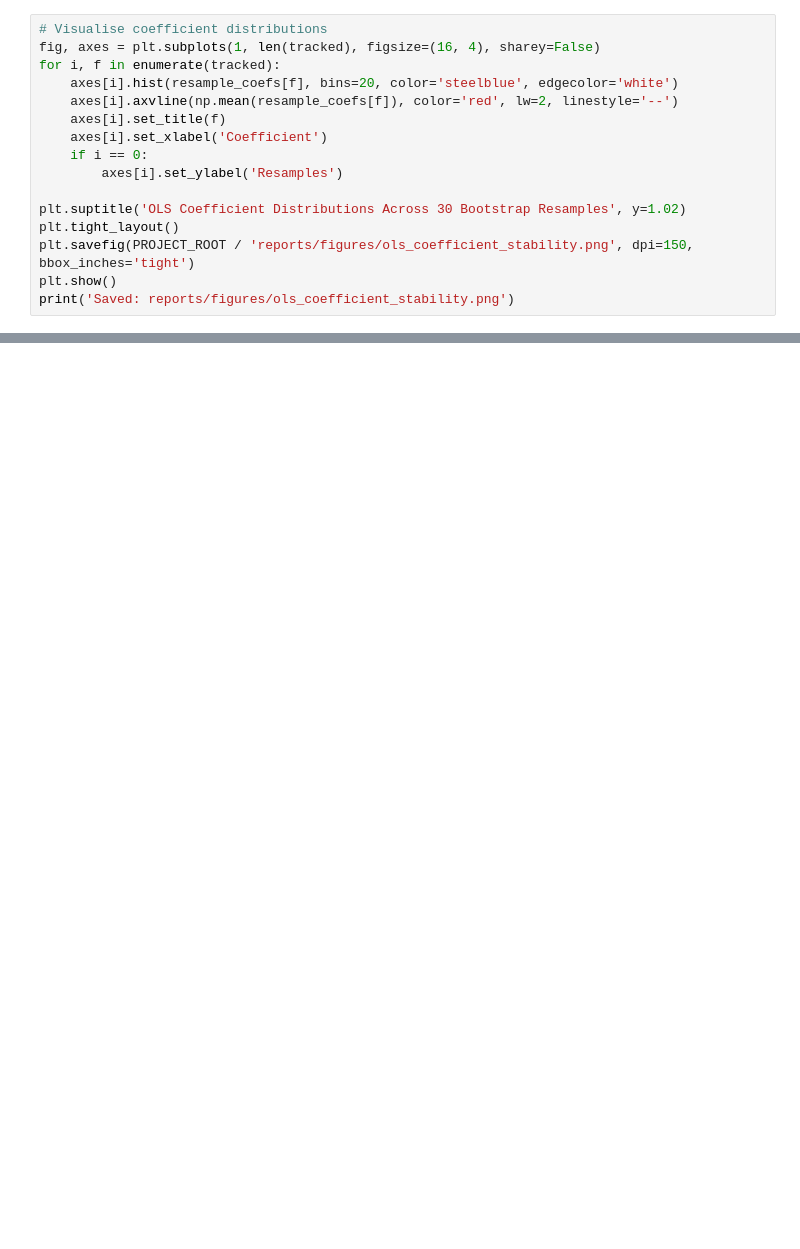
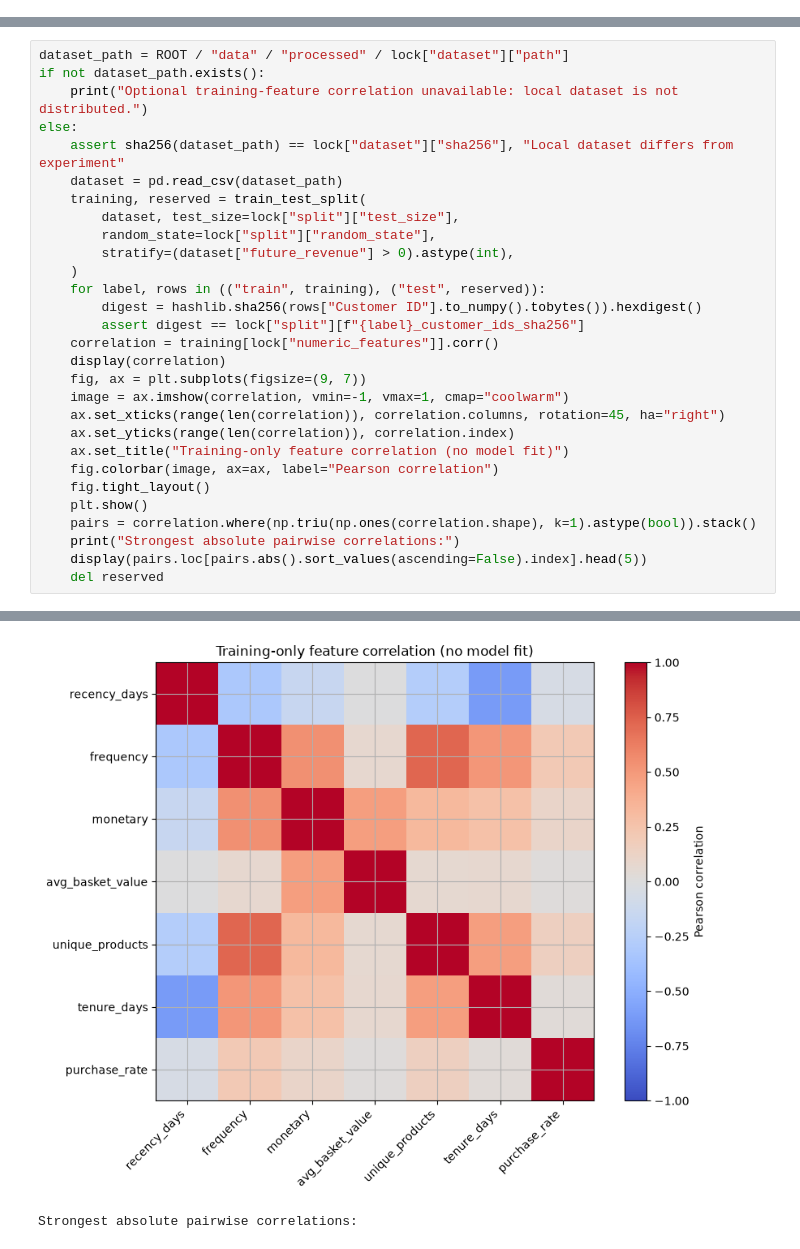
Before and after one commit to singhpritam18/ecommerce-customer-value-prediction-using-regression-model, a Jupyter notebook: notebooks/06-linear-regression-baseline.ipynb, the cells around one changed output, grey strips where cells are left out. Cells and saved outputs as stored; diff of their text form; blank space fills up the shorter version.

Commit message:
Added the regularization and model comparsions

```diff
--- a/notebooks/06-linear-regression-baseline.ipynb
+++ b/notebooks/06-linear-regression-baseline.ipynb
@@ -968,16 +0,0 @@ for f in tracked:
-# %%
-# Visualise coefficient distributions
-fig, axes = plt.subplots(1, len(tracked), figsize=(16, 4), sharey=False)
-for i, f in enumerate(tracked):
-    axes[i].hist(resample_coefs[f], bins=20, color='steelblue', edgecolor='white')
-    axes[i].axvline(np.mean(resample_coefs[f]), color='red', lw=2, linestyle='--')
-    axes[i].set_title(f)
-    axes[i].set_xlabel('Coefficient')
-    if i == 0:
-        axes[i].set_ylabel('Resamples')
-
-plt.suptitle('OLS Coefficient Distributions Across 30 Bootstrap Resamples', y=1.02)
-plt.tight_layout()
-plt.savefig(PROJECT_ROOT / 'reports/figures/ols_coefficient_stability.png', dpi=150, bbox_inches='tight')
-plt.show()
-print('Saved: reports/figures/ols_coefficient_stability.png')
@@ -1285,0 +348,30 @@ both features are in standard deviations — the regularisation penalty is appli
+# %%
+dataset_path = ROOT / "data" / "processed" / lock["dataset"]["path"]
+if not dataset_path.exists():
+    print("Optional training-feature correlation unavailable: local dataset is not distributed.")
+else:
+    assert sha256(dataset_path) == lock["dataset"]["sha256"], "Local dataset differs from experiment"
+    dataset = pd.read_csv(dataset_path)
+    training, reserved = train_test_split(
+        dataset, test_size=lock["split"]["test_size"],
+        random_state=lock["split"]["random_state"],
+        stratify=(dataset["future_revenue"] > 0).astype(int),
+    )
+    for label, rows in (("train", training), ("test", reserved)):
+        digest = hashlib.sha256(rows["Customer ID"].to_numpy().tobytes()).hexdigest()
+        assert digest == lock["split"][f"{label}_customer_ids_sha256"]
+    correlation = training[lock["numeric_features"]].corr()
+    display(correlation)
+    fig, ax = plt.subplots(figsize=(9, 7))
+    image = ax.imshow(correlation, vmin=-1, vmax=1, cmap="coolwarm")
+    ax.set_xticks(range(len(correlation)), correlation.columns, rotation=45, ha="right")
+    ax.set_yticks(range(len(correlation)), correlation.index)
+    ax.set_title("Training-only feature correlation (no model fit)")
+    fig.colorbar(image, ax=ax, label="Pearson correlation")
+    fig.tight_layout()
+    plt.show()
+    pairs = correlation.where(np.triu(np.ones(correlation.shape), k=1).astype(bool)).stack()
+    print("Strongest absolute pairwise correlations:")
+    display(pairs.loc[pairs.abs().sort_values(ascending=False).index].head(5))
+    del reserved
+# %% [output]
@@ -1285,0 +386,2 @@ both features are in standard deviations — the regularisation penalty is appli
+[figure, added]
+Strongest absolute pairwise correlations:
```
Also changed, not shown: parts of 76 cells of this notebook, 5 other files.
